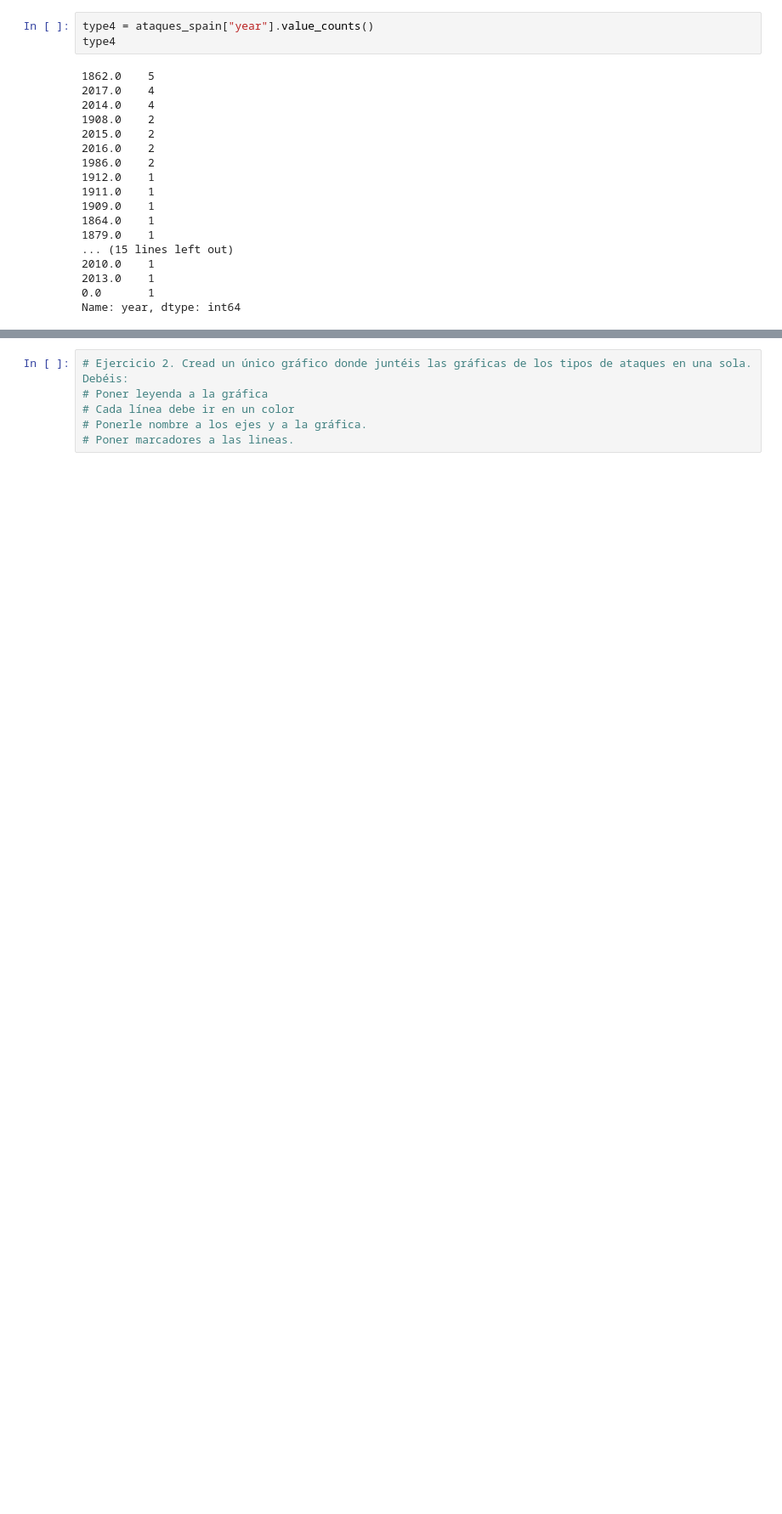
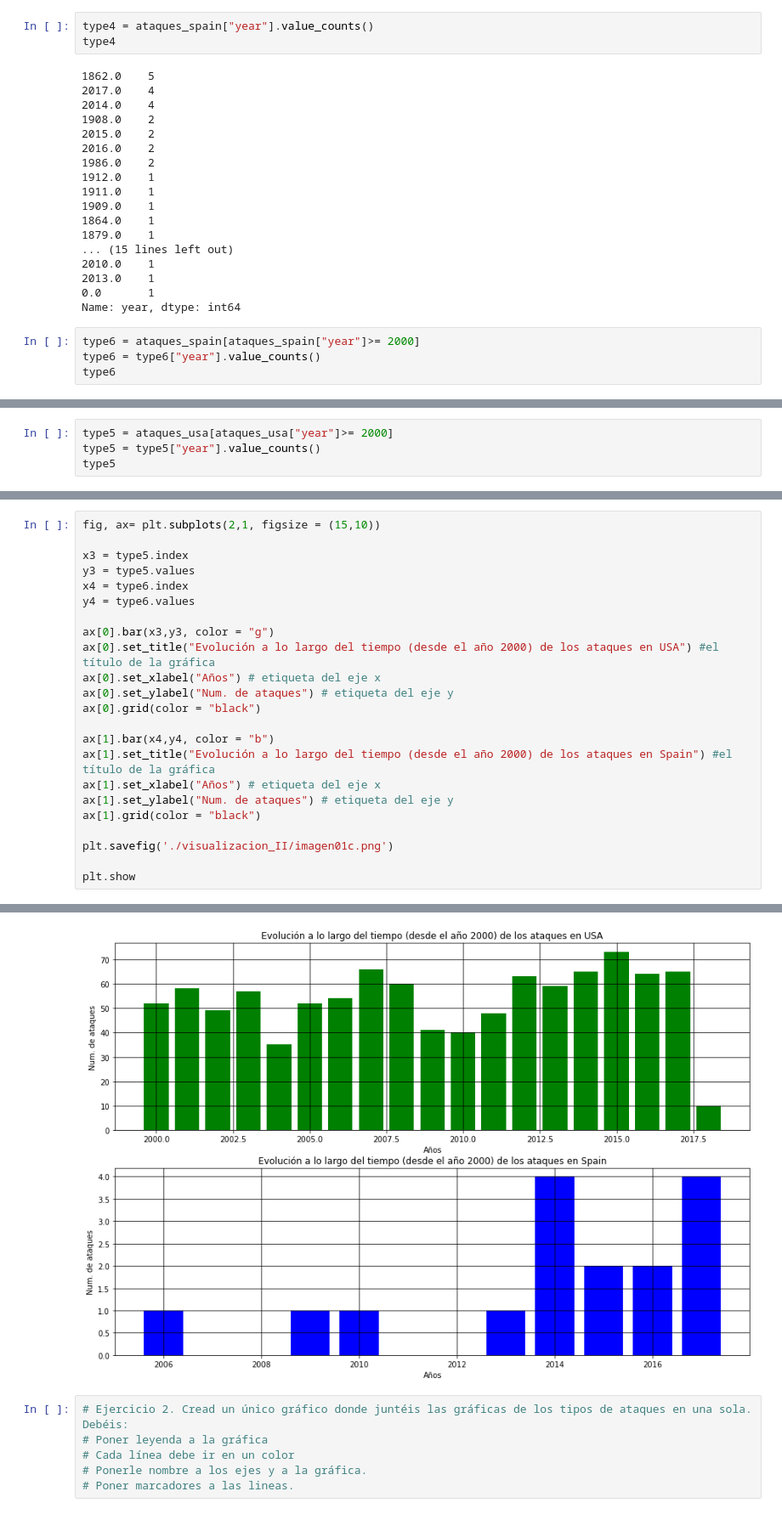
Before and after one commit to Adalab/DA-promo-b-mod-2-sprint-1-Maria-Lucia, a Jupyter notebook: pair-1-visualizaciónII.ipynb, the cells around one changed output, grey strips where cells are left out. Shown at 85% size. Cells and saved outputs as stored; diff of their text form; blank space fills up the shorter version.

```diff
--- a/pair-1-visualizaciónII.ipynb
+++ b/pair-1-visualizaciónII.ipynb
@@ -118,3 +118,7 @@ type4
 2013.0    1
 0.0       1
 Name: year, dtype: int64
+# %%
+type6 = ataques_spain[ataques_spain["year"]>= 2000]
+type6 = type6["year"].value_counts()
+type6
@@ -120,0 +135,4 @@ Name: year, dtype: int64
+# %%
+type5 = ataques_usa[ataques_usa["year"]>= 2000]
+type5 = type5["year"].value_counts()
+type5
@@ -144,3 +183,27 @@ plt.show
 # %% [output]
 <function matplotlib.pyplot.show(close=None, block=None)>
 [figure]
+# %%
+fig, ax= plt.subplots(2,1, figsize = (15,10))
+
+x3 = type5.index
+y3 = type5.values
+x4 = type6.index
+y4 = type6.values
+
+ax[0].bar(x3,y3, color = "g")
+ax[0].set_title("Evolución a lo largo del tiempo (desde el año 2000) de los ataques en USA") #el título de la gráfica
+ax[0].set_xlabel("Años") # etiqueta del eje x
+ax[0].set_ylabel("Num. de ataques") # etiqueta del eje y
+ax[0].grid(color = "black")
+
+ax[1].bar(x4,y4, color = "b")
+ax[1].set_title("Evolución a lo largo del tiempo (desde el año 2000) de los ataques en Spain") #el título de la gráfica
+ax[1].set_xlabel("Años") # etiqueta del eje x
+ax[1].set_ylabel("Num. de ataques") # etiqueta del eje y
+ax[1].grid(color = "black")
+
+plt.savefig('./visualizacion_II/imagen01c.png')
+
+plt.show
+# %% [output]
@@ -147,3 +211,4 @@ plt.show
+[figure, added]
 # %%
 # Ejercicio 2. Cread un único gráfico donde juntéis las gráficas de los tipos de ataques en una sola. Debéis:
 # Poner leyenda a la gráfica
```
Also changed, not shown: parts of 6 cells of this notebook, 3 other files.
